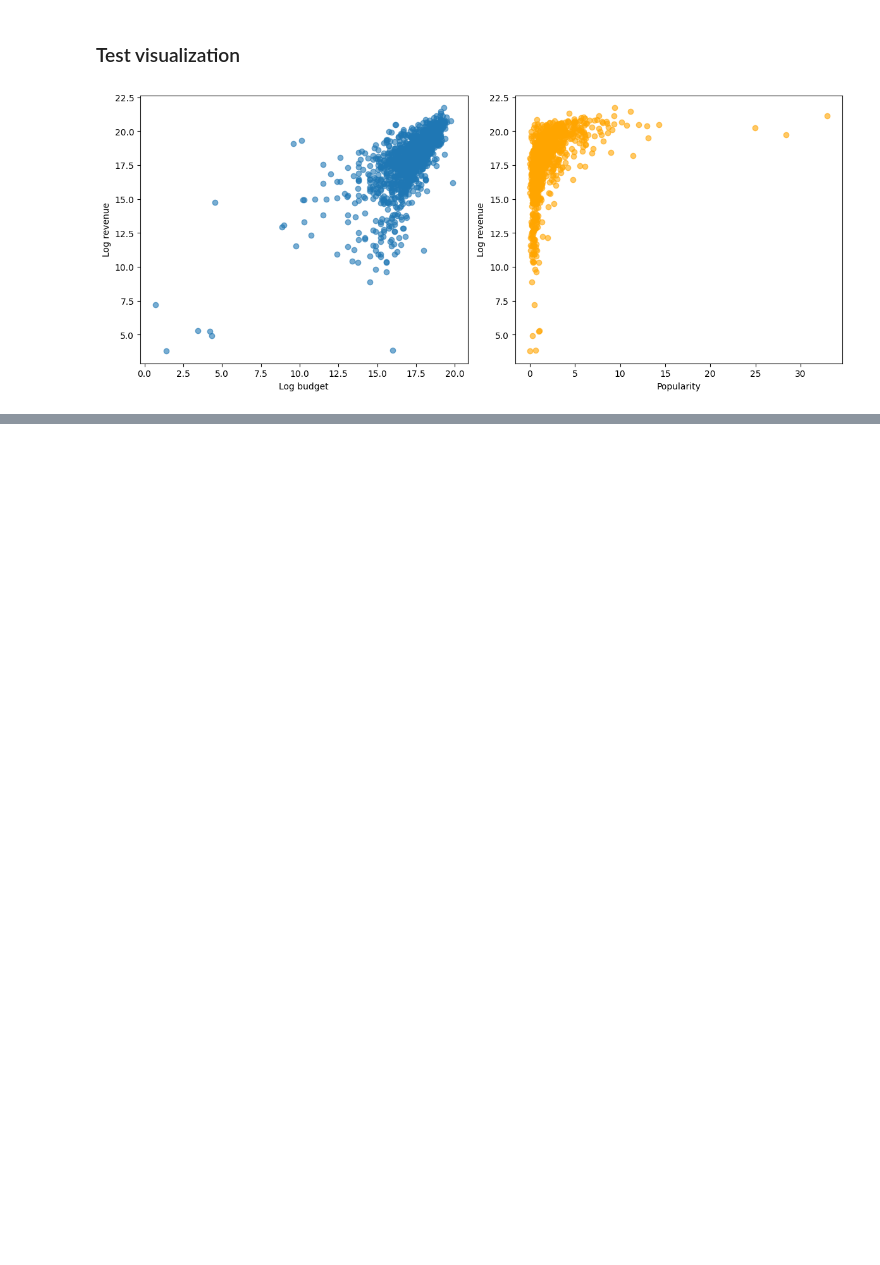
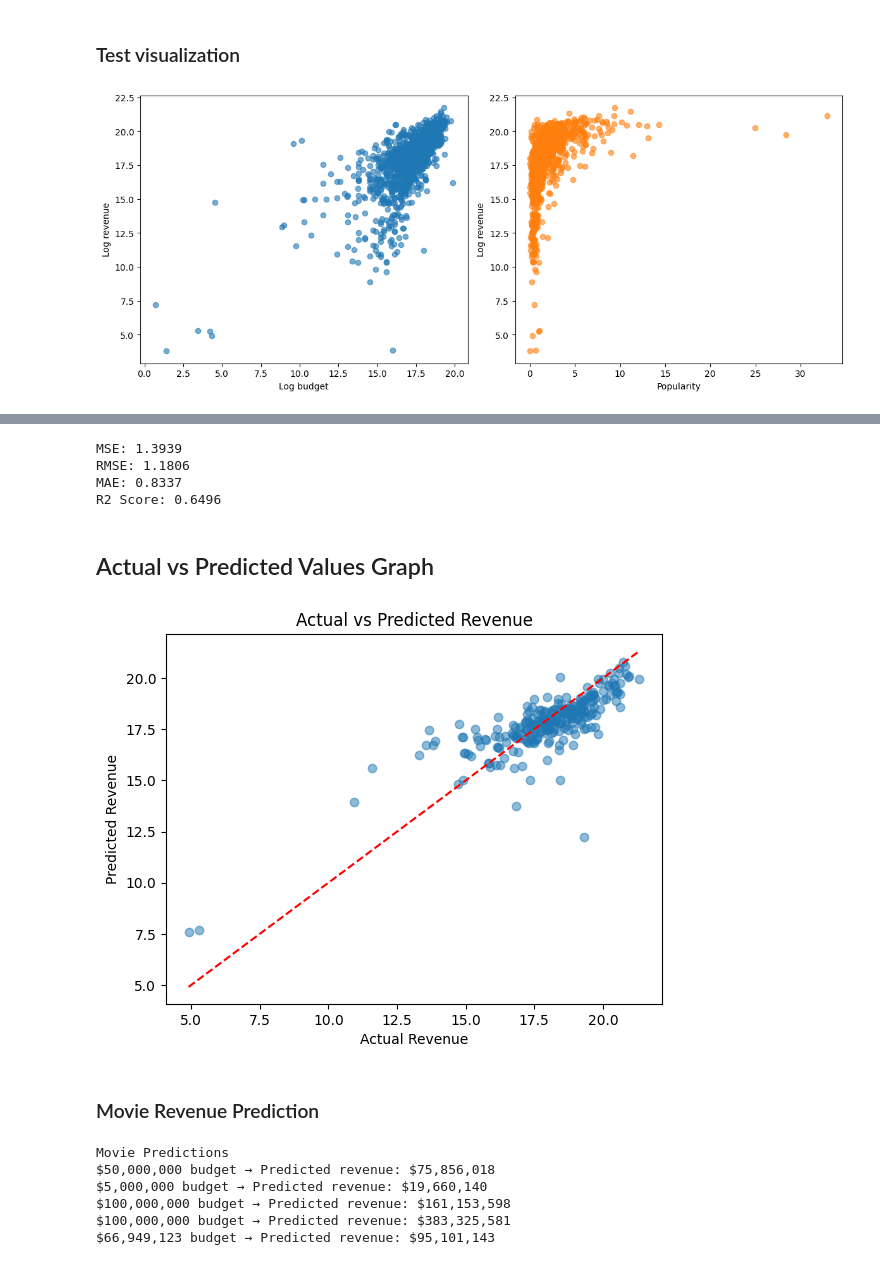
Before and after one commit to alezoon/Movie-Revenue-Prediction, a Jupyter notebook: notebooks/movie_revenue_analysis.ipynb, the cells around one changed output, grey strips where cells are left out. Saved outputs shown, nothing was run; the diff lists cells and outputs as text; code cells hidden in the pictures; blank space fills up the shorter version.

Commit message:
Finished Model and Predictions

```diff
--- a/notebooks/movie_revenue_analysis.ipynb
+++ b/notebooks/movie_revenue_analysis.ipynb
@@ -46,0 +60,61 @@ plt.show()
+# %%
+X_train, X_test, y_train, y_test =  train_test_split(X,y, test_size=0.2, random_state=42)
+# %%
+reg = LinearRegression()
+reg.fit(X_train, y_train)
+
+y_pred = reg.predict(X_test)
+# %%
+mse = mean_squared_error(y_test, y_pred)
+rmse = np.sqrt(mse)
+mae = mean_absolute_error(y_test,y_pred)
+r2 = r2_score(y_test,y_pred)
+
+print(f'MSE: {mse:.4f}')
+print(f'RMSE: {rmse:.4f}')
+print(f'MAE: {mae:.4f}')
+print(f'R2 Score: {r2:.4f}')
+# %% [output]
+MSE: 1.3939
+RMSE: 1.1806
+MAE: 0.8337
+R2 Score: 0.6496
+# %% [markdown]
+## Actual vs Predicted Values Graph
+# %%
+plt.scatter(y_test, y_pred, alpha=0.5)
+plt.plot([y_test.min(), y_test.max()], [y_test.min(), y_test.max()], 'r--')
+plt.xlabel('Actual Revenue')
+plt.ylabel('Predicted Revenue')
+plt.title('Actual vs Predicted Revenue')
+plt.show()
+# %% [output]
+[figure, added]
+# %% [markdown]
+### Movie Revenue Prediction
+# %%
+# Movie Scenarios (budget,popularity)
+
+new_movies = np.array([
+    [np.log1p(50000000), 1],
+    [np.log1p(5000000), 3],
+    [np.log1p(100000000), 2],
+    [np.log1p(100000000), 6],
+    [np.log1p(66949123), 1]
+])
+
+predicted_log_revenue = reg.predict(new_movies)
+
+predicted_revenue = np.expm1(predicted_log_revenue)
+
+print("Movie Predictions")
+budgets = [50000000,5000000,100000000,100000000,66949123]
+for i, (budget, pred_rev) in enumerate(zip(budgets,predicted_revenue)):
+    print(f"${budget:,} budget → Predicted revenue: ${pred_rev:,.0f}")
+# %% [output]
+Movie Predictions
+$50,000,000 budget → Predicted revenue: $75,856,018
+$5,000,000 budget → Predicted revenue: $19,660,140
+$100,000,000 budget → Predicted revenue: $161,153,598
+$100,000,000 budget → Predicted revenue: $383,325,581
+$66,949,123 budget → Predicted revenue: $95,101,143
```
Also changed, not shown: parts of 4 cells of this notebook.
